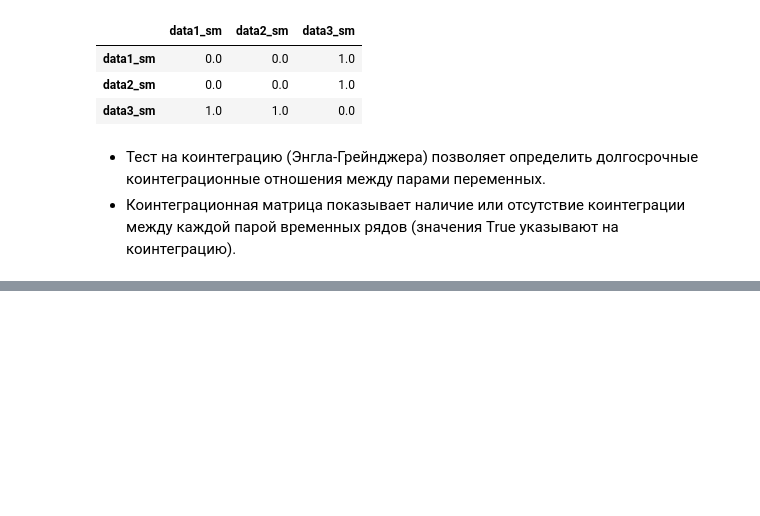
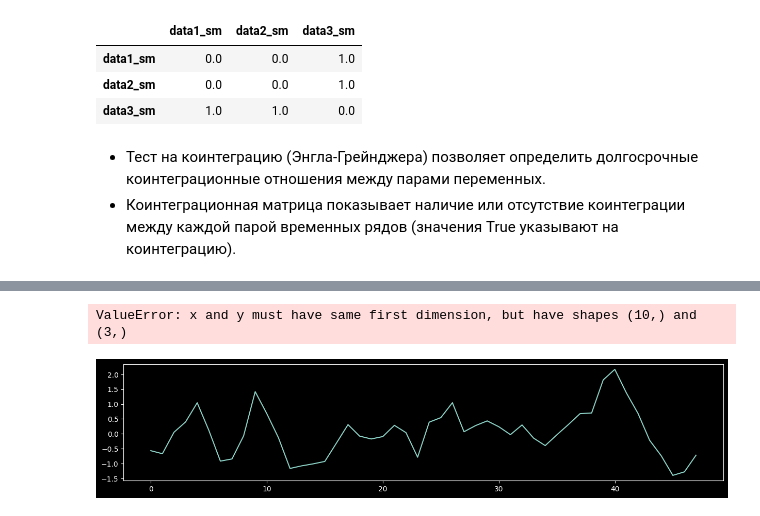
Before and after one commit to ErmakovSemen/CP2, a Jupyter notebook: main.ipynb, the cells around one changed output, grey strips where cells are left out. Cells and saved outputs as stored; diff of their text form; code cells hidden in the pictures; blank space fills up the shorter version.

```diff
--- a/main.ipynb
+++ b/main.ipynb
@@ -357,0 +509,39 @@ coint_df
+# %%
+# Функция для прогнозирования и построения графиков для моделей VAR, ARMAX и VECM.
+def plot_forecasts(models, df, steps=10):
+    plt.figure(figsize=(15, 10))
+    colors = ['r', 'b', 'g']
+    for idx, (name, model) in enumerate(models):
+        if name == 'VAR':
+            forecast = model.forecast(df.values[-model.k_ar:], steps)
+        elif name == 'ARMAX':
+            forecast = model.get_forecast(steps=steps, exog=df[['data2_sm', 'data3_sm']].iloc[-steps:]).predicted_mean
+            forecast = forecast.values
+        elif name == 'VECM':
+            forecast = model.predict(steps=steps)
+
+        for col_idx, col in enumerate(df.columns):
+            plt.subplot(len(df.columns), 1, col_idx + 1)
+            plt.plot(np.arange(len(df)), df[col], label=f"Observed {col}")
+            plt.plot(np.arange(len(df), len(df) + steps), np.array(forecast)[:, col_idx], color=colors[idx], label=f"{name} Forecast {col}")
+
+    plt.legend()
+    plt.show()
+
+# Прогнозирование для VAR модели
+var_forecast = var_result.forecast(df.values[-var_result.k_ar:], steps=10)
+
+# Прогнозирование для ARMAX модели
+arimax_forecast = arimax_result.get_forecast(steps=10, exog=df[['data2_sm', 'data3_sm']].iloc[-10:]).predicted_mean
+
+# Прогнозирование для VECM модели
+if is_cointegrated:
+    vecm_forecast = vecm_model.predict(steps=10)
+else:
+    vecm_forecast = None
+
+models = [('VAR', var_result), ('ARMAX', arimax_result), ('VECM', vecm_model)]
+plot_forecasts(models, df)
+# %% [output]
+ValueError: x and y must have same first dimension, but have shapes (10,) and (3,)
+[figure, added]
```
Also changed, not shown: parts of 6 cells of this notebook.
